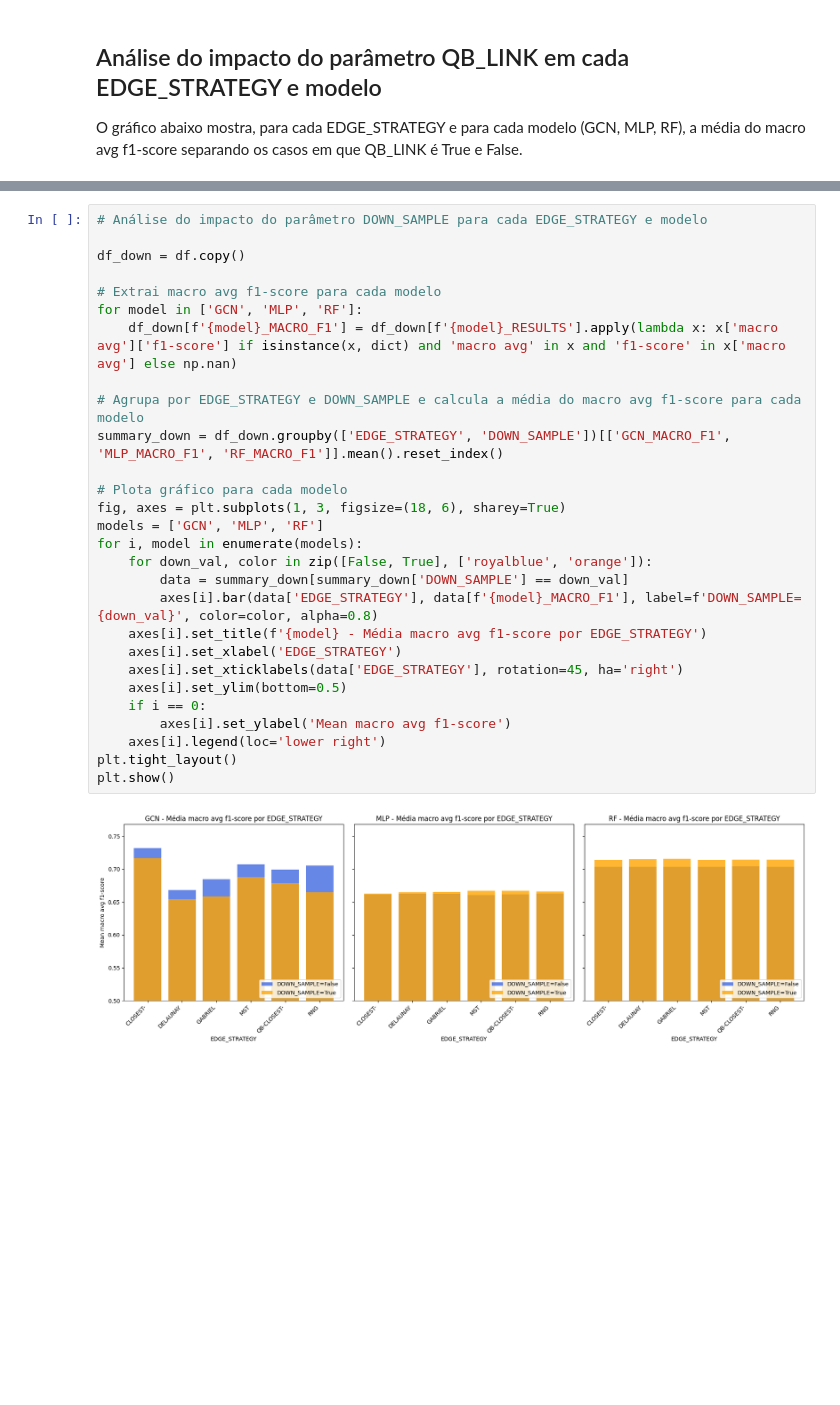
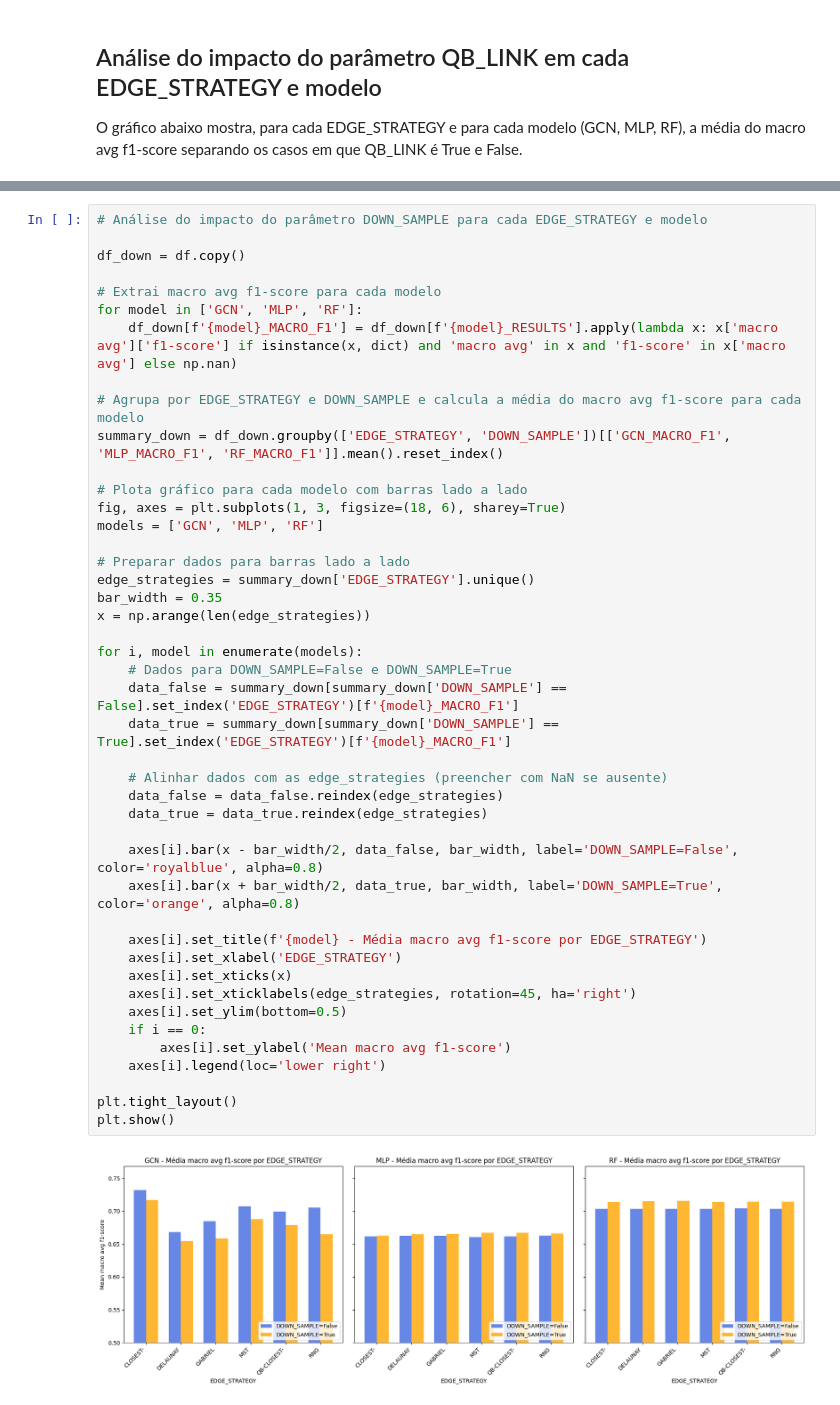
Before and after one commit to CaduRomaniello/NFL-play-classification-GNN, a Jupyter notebook: notebooks/final_analysis.ipynb, the cells around one changed output, grey strips where cells are left out. Drawn from its saved outputs; the diff is of its cells as text; blank space fills up the shorter version.

```diff
--- a/notebooks/final_analysis.ipynb
+++ b/notebooks/final_analysis.ipynb
@@ -311,30 +388,46 @@ plt.show()
 # %%
 # Análise do impacto do parâmetro DOWN_SAMPLE para cada EDGE_STRATEGY e modelo
 
 df_down = df.copy()
 
 # Extrai macro avg f1-score para cada modelo
 for model in ['GCN', 'MLP', 'RF']:
     df_down[f'{model}_MACRO_F1'] = df_down[f'{model}_RESULTS'].apply(lambda x: x['macro avg']['f1-score'] if isinstance(x, dict) and 'macro avg' in x and 'f1-score' in x['macro avg'] else np.nan)
 
 # Agrupa por EDGE_STRATEGY e DOWN_SAMPLE e calcula a média do macro avg f1-score para cada modelo
 summary_down = df_down.groupby(['EDGE_STRATEGY', 'DOWN_SAMPLE'])[['GCN_MACRO_F1', 'MLP_MACRO_F1', 'RF_MACRO_F1']].mean().reset_index()
 
-# Plota gráfico para cada modelo
+# Plota gráfico para cada modelo com barras lado a lado
 fig, axes = plt.subplots(1, 3, figsize=(18, 6), sharey=True)
 models = ['GCN', 'MLP', 'RF']
+
+# Preparar dados para barras lado a lado
+edge_strategies = summary_down['EDGE_STRATEGY'].unique()
+bar_width = 0.35
+x = np.arange(len(edge_strategies))
+
 for i, model in enumerate(models):
-    for down_val, color in zip([False, True], ['royalblue', 'orange']):
-        data = summary_down[summary_down['DOWN_SAMPLE'] == down_val]
-        axes[i].bar(data['EDGE_STRATEGY'], data[f'{model}_MACRO_F1'], label=f'DOWN_SAMPLE={down_val}', color=color, alpha=0.8)
+    # Dados para DOWN_SAMPLE=False e DOWN_SAMPLE=True
+    data_false = summary_down[summary_down['DOWN_SAMPLE'] == False].set_index('EDGE_STRATEGY')[f'{model}_MACRO_F1']
+    data_true = summary_down[summary_down['DOWN_SAMPLE'] == True].set_index('EDGE_STRATEGY')[f'{model}_MACRO_F1']
+
+    # Alinhar dados com as edge_strategies (preencher com NaN se ausente)
+    data_false = data_false.reindex(edge_strategies)
+    data_true = data_true.reindex(edge_strategies)
+
+    axes[i].bar(x - bar_width/2, data_false, bar_width, label='DOWN_SAMPLE=False', color='royalblue', alpha=0.8)
+    axes[i].bar(x + bar_width/2, data_true, bar_width, label='DOWN_SAMPLE=True', color='orange', alpha=0.8)
+
     axes[i].set_title(f'{model} - Média macro avg f1-score por EDGE_STRATEGY')
     axes[i].set_xlabel('EDGE_STRATEGY')
-    axes[i].set_xticklabels(data['EDGE_STRATEGY'], rotation=45, ha='right')
+    axes[i].set_xticks(x)
+    axes[i].set_xticklabels(edge_strategies, rotation=45, ha='right')
     axes[i].set_ylim(bottom=0.5)
     if i == 0:
         axes[i].set_ylabel('Mean macro avg f1-score')
     axes[i].legend(loc='lower right')
+
 plt.tight_layout()
 plt.show()
 # %% [output]
-[figure, old version]
+[figure, new version]
```
Also changed, not shown: parts of 12 cells of this notebook, 8 other files.
